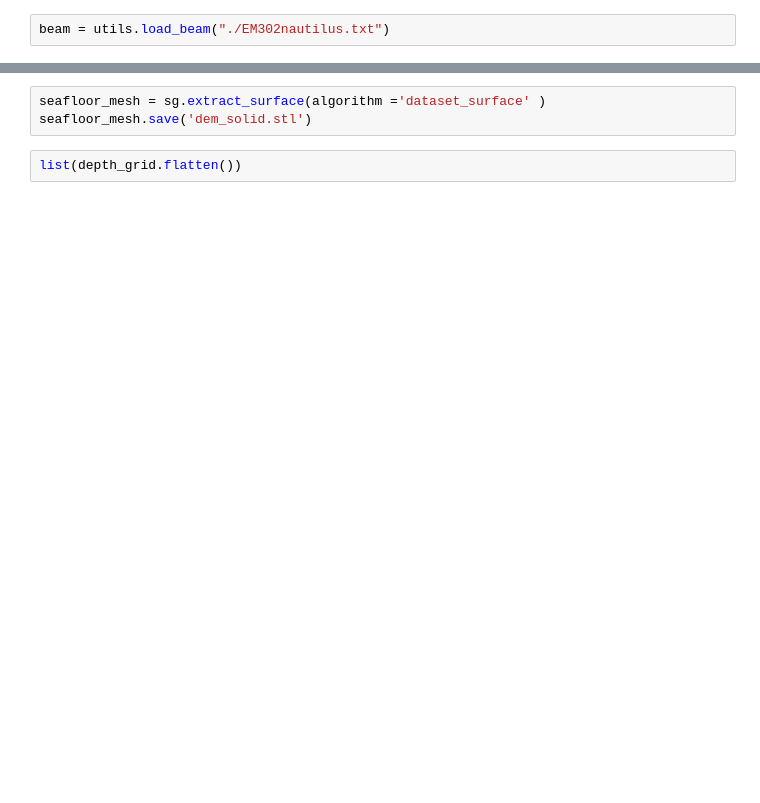
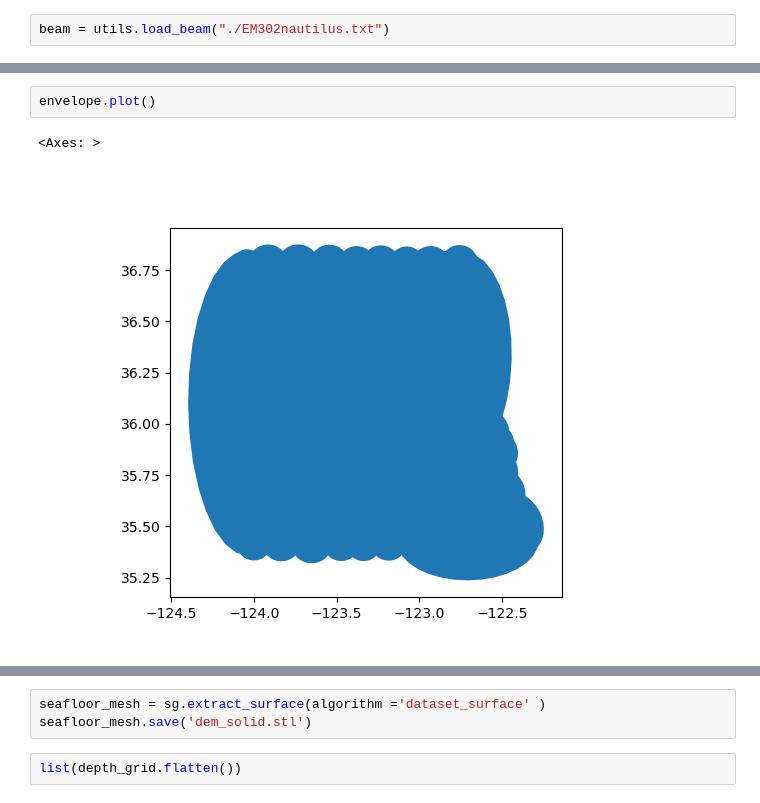
Before and after one commit to dwthomas/Sonar-Beam-Model, a Jupyter notebook: 3dbeamtest.ipynb, the cells around one changed output, grey strips where cells are left out. Saved outputs shown, nothing was run; the diff lists cells and outputs as text; blank space fills up the shorter version.

```diff
--- a/3dbeamtest.ipynb
+++ b/3dbeamtest.ipynb
@@ -116,3 +746,8 @@ m = utils.Map(envelope, gebco_dir, extinction_file="EM302nautilus.txt")
+# %%
+envelope.plot()
+# %% [output]
+<Axes: >
+[figure, added]
 # %%
 lon0, lat0 = line_gdf.loc[0].geometry.coords[0]
 lon0, lat0
```
Also changed, not shown: parts of 37 cells of this notebook, 1 other file.
